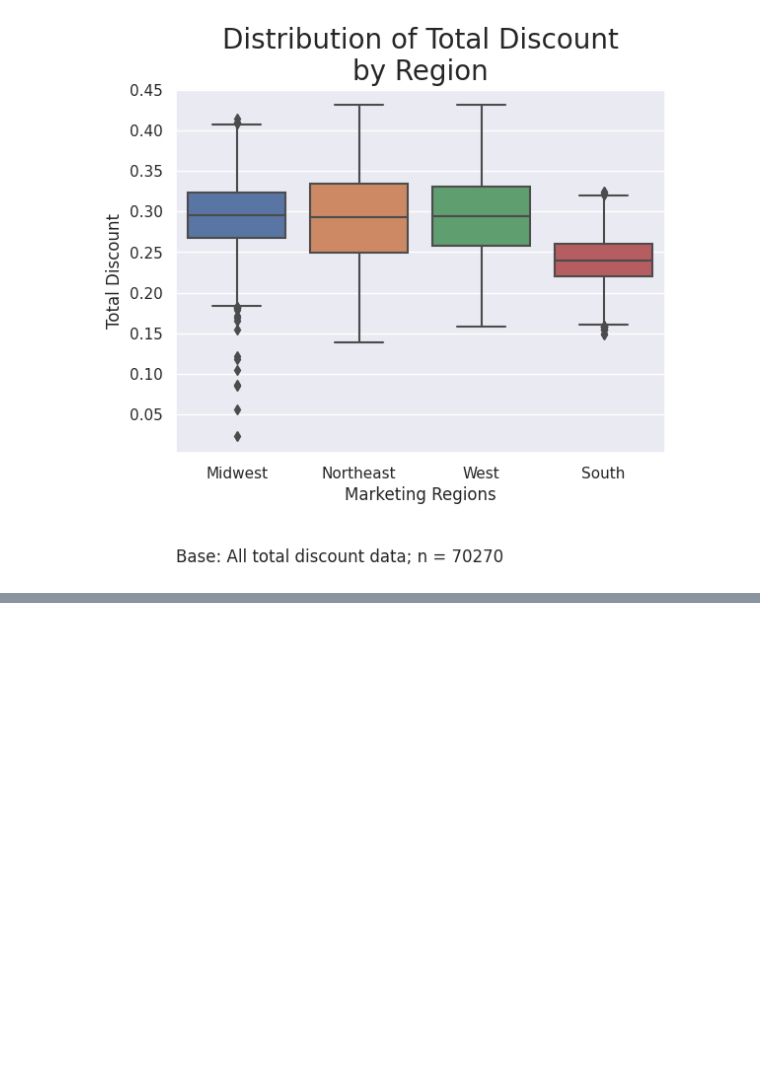
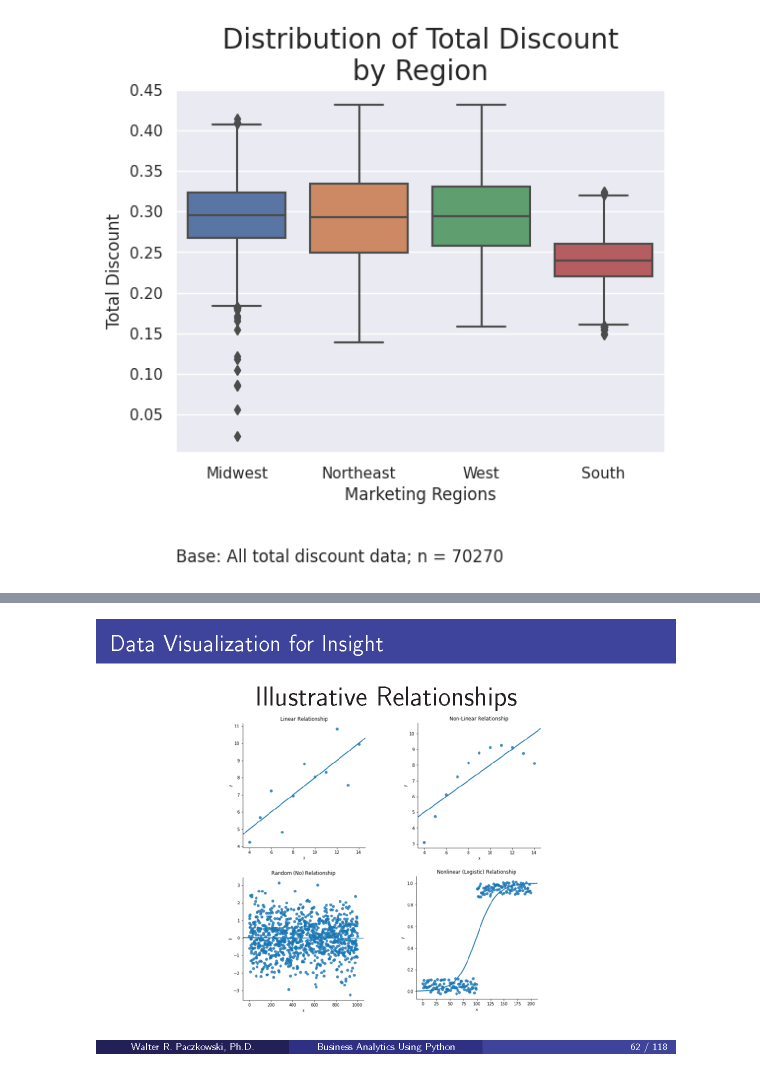
Before and after one commit to RajratanWankhade/Analytics_Business_Data, a Jupyter notebook: Analytics_Business_Data.ipynb, the cells around one changed output, grey strips where cells are left out. Saved outputs shown, nothing was run; the diff lists cells and outputs as text; code cells hidden in the pictures; blank space fills up the shorter version.

```diff
--- a/Analytics_Business_Data.ipynb
+++ b/Analytics_Business_Data.ipynb
@@ -663,0 +727,4 @@ footer( ax );
+# %%
+slide('062')
+# %% [output]
+[figure, added]
```
Also changed, not shown: parts of 19 cells of this notebook.
